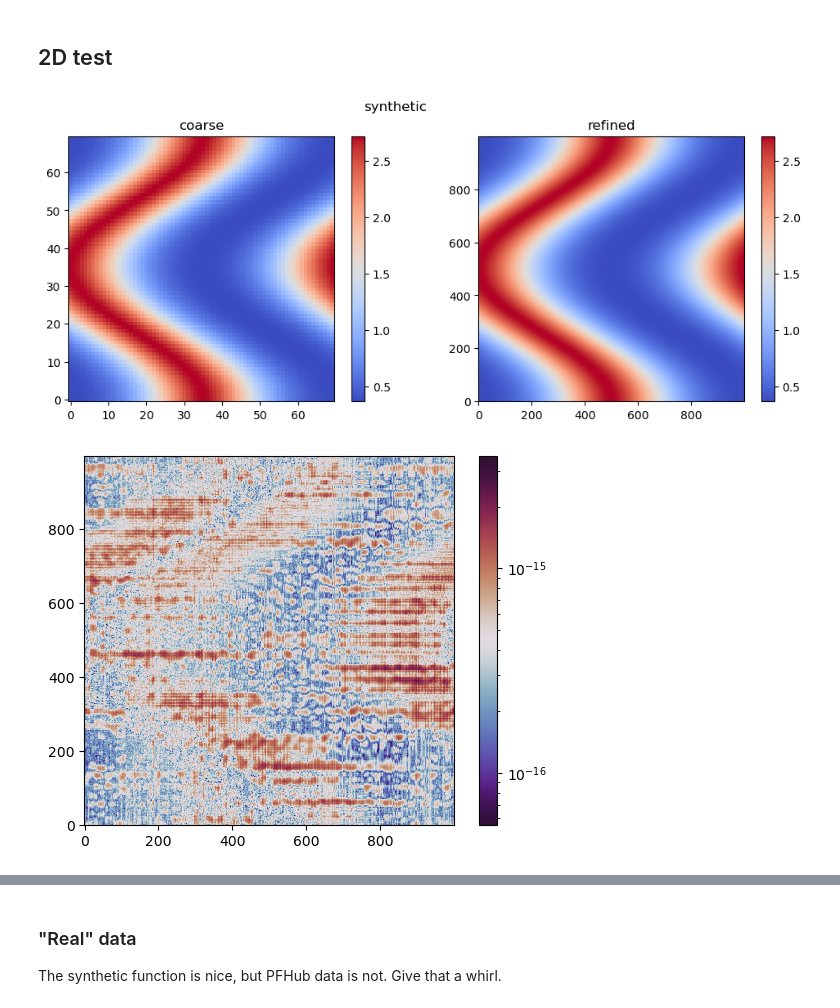
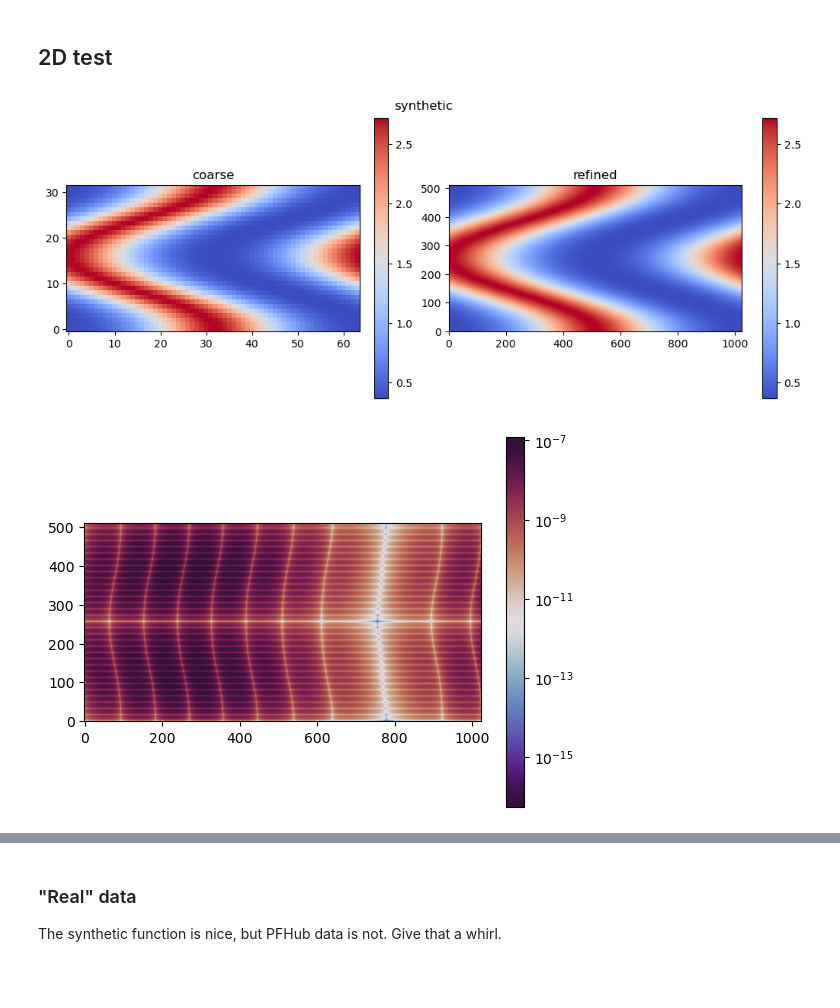
Before and after one commit to tkphd/pfhub-bm1-variations, a Jupyter notebook: fourier-interpolation.ipynb, the cells around one changed output, grey strips where cells are left out. Drawn from its saved outputs; the diff is of its cells as text; code cells hidden in the pictures; blank space fills up the shorter version.

Commit message:
Generalized n-dim functions with non-square meshes

```diff
--- a/fourier-interpolation.ipynb
+++ b/fourier-interpolation.ipynb
@@ -165,49 +186,20 @@ plt.ylabel("$\ell^2$ norm");
 [figure]
 # %% [markdown]
 ## 2D test
-# %%
-def interp2D(v, M):
-    N = v.shape[0]
-    v_hat = np.fft.fftshift(np.fft.fft2(v))
-    u_hat = pad(v_hat, N, M)
-    scale = np.prod(np.array(u_hat.shape)) / np.prod(np.array(v.shape))
-    u = scale * np.fft.ifft2(np.fft.ifftshift(u_hat)).real
-
-    return u
-
-def fun2D(x, y):
-    return np.exp(np.sin(x - np.pi/2 * np.cos(y)))  # just need a periodic function on [0, 2π] × [0, 2π]
-
-def data2D(N):
-    X = np.linspace(0, L - L/N, N)
-    x, y = np.meshgrid(X, X)
-    v = fun2D(x, y)
-
-    return v
-
-def side_by_side(title, coarse, refined):
-    fig, ax = plt.subplots(1, 2, figsize=(10,4), constrained_layout=True)
-    fig.suptitle(title)
-    ax[0].set_title("coarse");
-    fig.colorbar(ax[0].imshow(coarse, cmap="coolwarm", origin="lower", interpolation=None));
-    ax[1].set_title("refined")
-    fig.colorbar(ax[1].imshow(refined, cmap="coolwarm", origin="lower", interpolation=None));
 # %%
-N = 70
-v = data2D(N)
+N2 = (64, 32)
+v2 = data2D(N2)
 
-M = 1000
-u = interp2D(v, M)
+M2 = (1024, 512)
+u2 = fourier_interpolation(v2, M2)
 
-side_by_side("synthetic", v, u)
+side_by_side("synthetic", v2, u2)
 # %% [output]
-[figure, old version]
+[figure, new version]
 # %%
-Y = np.linspace(0, L - L/M, M)
-x, y = np.meshgrid(Y, Y)
-U = fun2D(x, y)
+U2 = data2D(M2)
 
-plt.colorbar(plt.imshow(np.absolute(u - U), norm="log", cmap="twilight_shifted", origin="lower", interpolation=None));
+plt.colorbar(plt.imshow(np.absolute(u2 - U2), norm="log", cmap="twilight_shifted", origin="lower", interpolation=None));
 # %% [output]
-[figure, old version]
+[figure, new version]
 # %%
```
Also changed, not shown: parts of 15 cells of this notebook, 1 other file.
